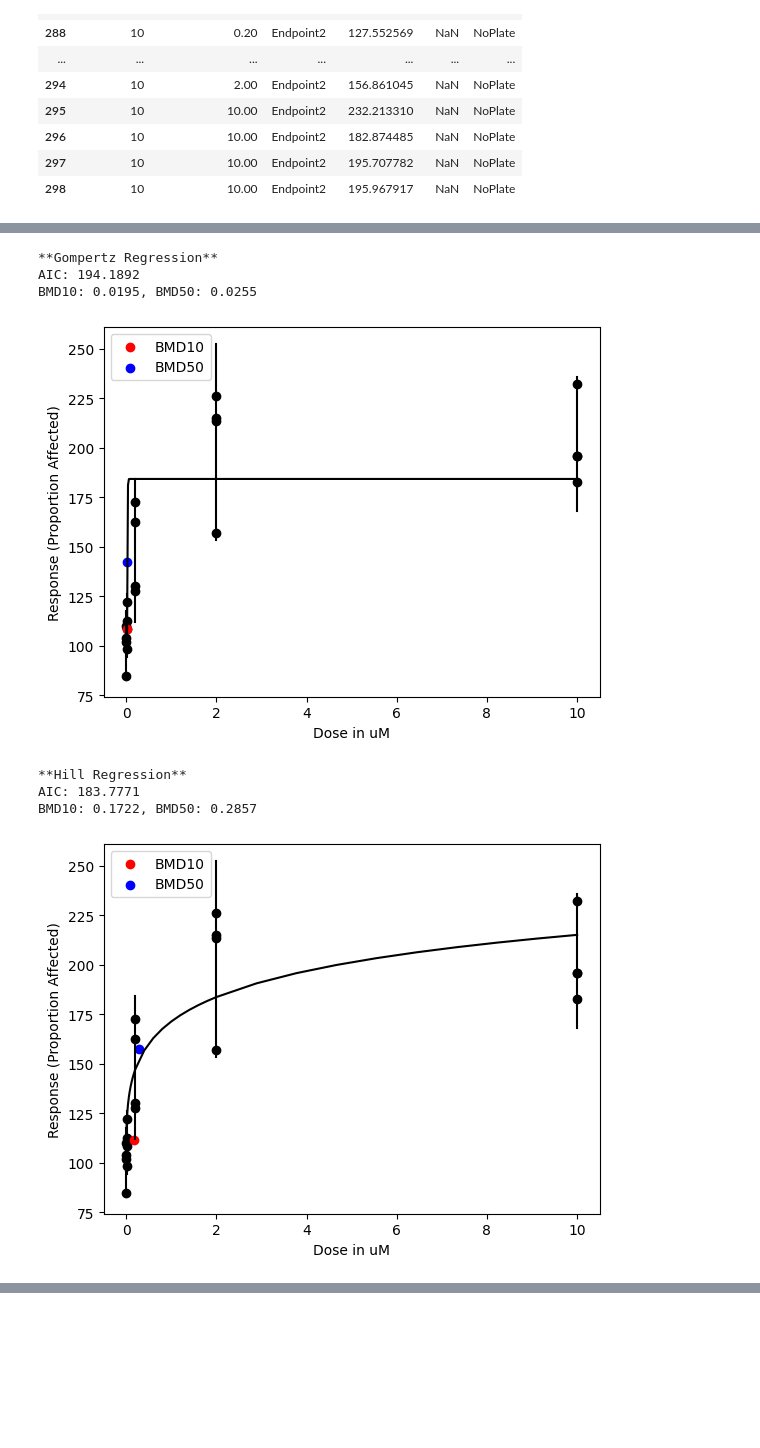
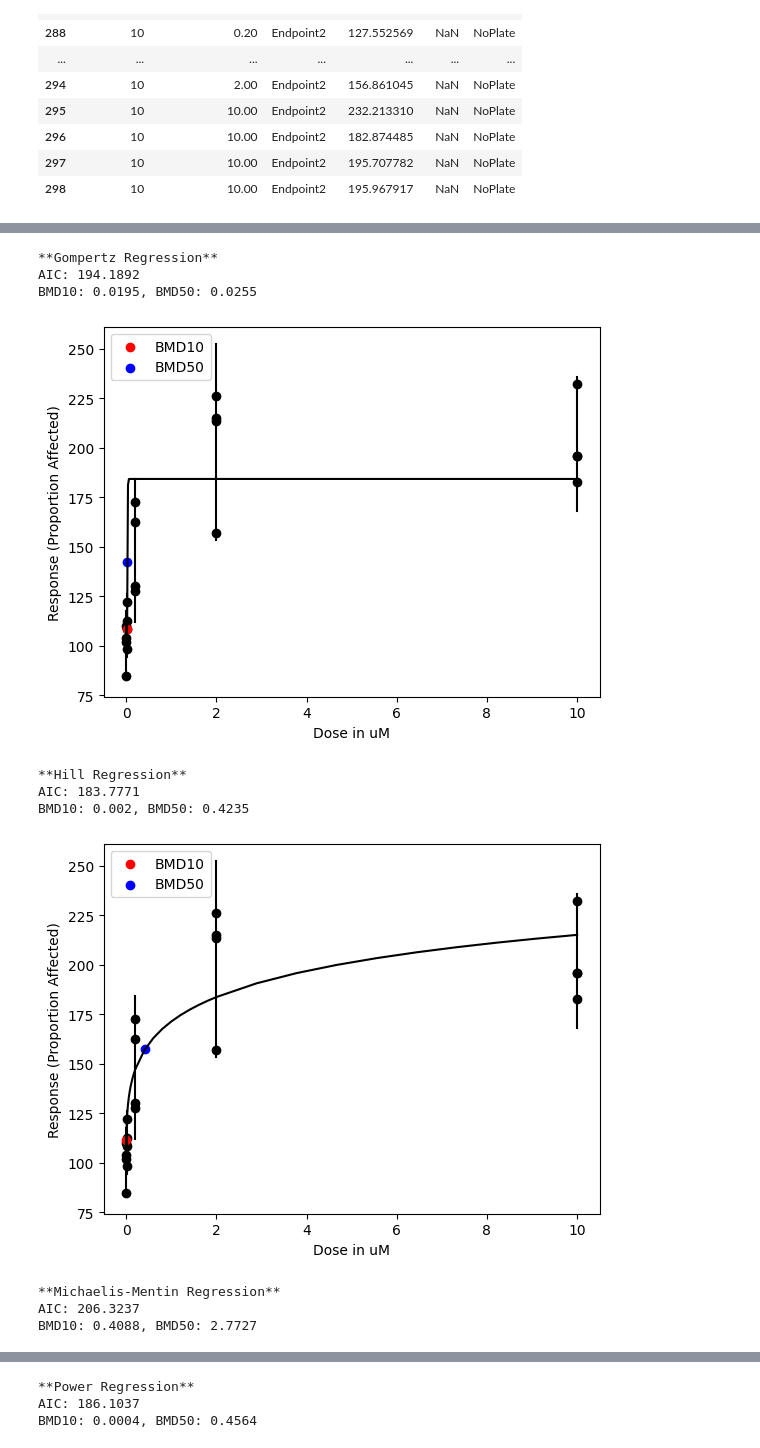
Before and after one commit to PNNL-CompBio/bmdrc, a Jupyter notebook: vignettes/Continuous Class Example.ipynb, the cells around one changed output, grey strips where cells are left out. Saved outputs shown, nothing was run; the diff lists cells and outputs as text; code cells hidden in the pictures; blank space fills up the shorter version.

Commit message:
Finished power regression

```diff
--- a/vignettes/Continuous Class Example.ipynb
+++ b/vignettes/Continuous Class Example.ipynb
@@ -149,7 +149,7 @@ data
 | 298 | 10 | 10.00 | Endpoint2 | 195.967917 | NaN | NoPlate |
 # %%
 import numpy as np
-from bmdrc.model_fitting_continuous import LinReg_Cont, AsyReg_Cont, ExpReg_Cont, GomReg_Cont, HillReg_Cont
+from bmdrc.model_fitting_continuous import LinReg_Cont, AsyReg_Cont, ExpReg_Cont, GomReg_Cont, HillReg_Cont, MMReg_Cont, PowReg_Cont
 import matplotlib.pyplot as plt
 
 def quick_plot(obj, BMD10, BMD50):
@@ -197,32 +197,39 @@ def check_values(model_fun, degree = 1):
 plt.close()
 print("**Linear Regression** - Used to test curve strength, isn't technically a fitted model")
 linear = check_values(LinReg_Cont)
 print("**Asymptotic Regression**")
 asy = check_values(AsyReg_Cont)
 print("**Exponential Regression**")
 exp = check_values(ExpReg_Cont)
 print("**Gompertz Regression**")
 gom = check_values(GomReg_Cont)
 print("**Hill Regression**")
 hill = check_values(HillReg_Cont)
+print("**Michaelis-Mentin Regression**")
+mm = check_values(MMReg_Cont)
+print("**Power Regression**")
+pow = check_values(PowReg_Cont)
 # %% [output]
 **Linear Regression** - Used to test curve strength, isn't technically a fitted model
 AIC: 236.7858
 BMD10: 1.0, BMD50: 5.0
 [figure]
 **Asymptotic Regression**
 AIC: 176.5116
 BMD10: 0.0325, BMD50: 0.2138
 [figure]
 **Exponential Regression**
 AIC: 176.5116
 BMD10: 0.0325, BMD50: 0.2138
 [figure]
 **Gompertz Regression**
 AIC: 194.1892
 BMD10: 0.0195, BMD50: 0.0255
 [figure]
 **Hill Regression**
 AIC: 183.7771
-BMD10: 0.1722, BMD50: 0.2857
+BMD10: 0.002, BMD50: 0.4235
-[figure, old version]
+[figure, new version]
+**Michaelis-Mentin Regression**
+AIC: 206.3237
+BMD10: 0.4088, BMD50: 2.7727
@@ -228,0 +237,3 @@ BMD10: 0.1722, BMD50: 0.2857
+**Power Regression**
+AIC: 186.1037
+BMD10: 0.0004, BMD50: 0.4564
```
Also changed, not shown: parts of 2 cells of this notebook, 2 other files.
